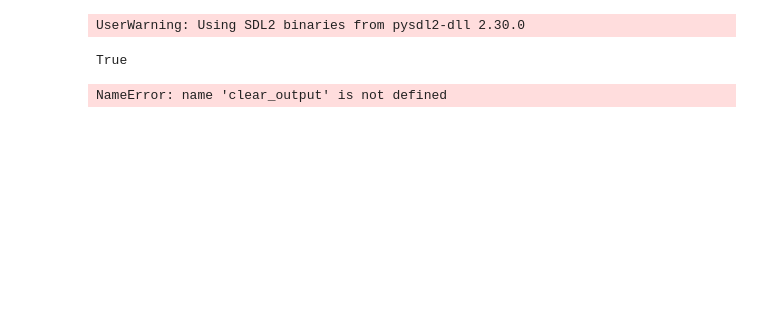
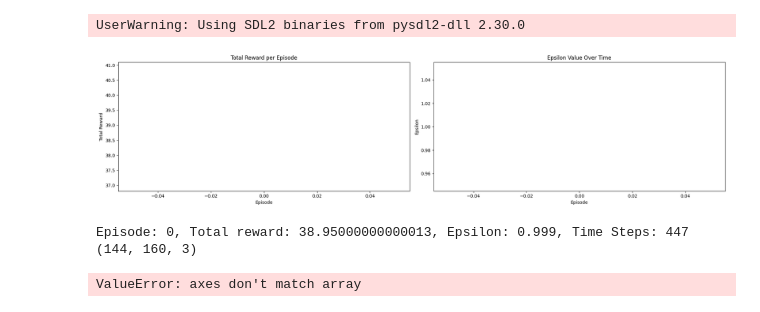
Before and after one commit to oliverkristianfritsche/SuperMarioRL, a Jupyter notebook: run.ipynb, the cells around one changed output. Drawn from its saved outputs; the diff is of its cells as text; code cells hidden in the pictures; blank space fills up the shorter version.

Commit message:
cleanup+fix episilon decay

```diff
--- a/run.ipynb
+++ b/run.ipynb
@@ -209,6 +281,7 @@ class ReplayBuffer:
 # %%
 import matplotlib.pyplot as plt
 from IPython.display import clear_output
+
 class Agent:
     def __init__(self, env):
         self.env = env
@@ -216,27 +289,29 @@ class Agent:
         self.state_shape = env.observation_space.shape
         self.n_actions = env.action_space.n
         self.device = torch.device("cuda" if torch.cuda.is_available() else "cpu")
+        self.total_rewards = []
+        self.epsilons = []
 
         self.model = ImprovedDQN(self.state_shape, self.n_actions).to(self.device)
-        self.target_model = ImprovedDQN(self.state_shape, self.n_actions).to(self.device)  # Use ImprovedDQN for consistency
+        self.target_model = ImprovedDQN(self.state_shape, self.n_actions).to(self.device)
         self.optimizer = optim.Adam(self.model.parameters())
         self.loss_fn = nn.MSELoss()
 
         self.gamma = 0.99
-        self.batch_size = 64
-        self.epsilon = 1.0
-        self.epsilon_decay = 0.995
+        self.batch_size = 32
+        self.epsilon = 1
+        self.epsilon_decay = .999
         self.epsilon_min = 0.01
         self.update_target_every = 30
-
-        # For live plotting
-        self.total_rewards = []
-        self.epsilons = []
+        self.n_ticks_to_skip = 2
 
     def act(self, state):
         if random.random() < self.epsilon:
             return self.env.action_space.sample()
-        state_t = torch.FloatTensor(state).unsqueeze(0).to(self.device)
+
+        state = np.transpose(state, (2, 0, 1))
+        print(state.shape)
+        state_t = torch.FloatTensor(state).unsqueeze(0).to(self.device)  # Ensure the input tensor is correctly shaped
         q_values = self.model(state_t)
         return q_values.max(1)[1].item()
 
@@ -263,9 +338,9 @@ class Agent:
         if len(self.replay_buffer) < self.batch_size:
             return
         state, action, reward, next_state, done = self.replay_buffer.sample(self.batch_size)
-
-        state = torch.FloatTensor(state).to(self.device)
-        next_state = torch.FloatTensor(next_state).to(self.device)
+        state = torch.FloatTensor(state.transpose(0, 3, 1, 2)).to(self.device)
+        # print(state.shape)
+        next_state = torch.FloatTensor(next_state.transpose(0, 3, 1, 2)).to(self.device)
         action = torch.LongTensor(action).unsqueeze(-1).to(self.device)
         reward = torch.FloatTensor(reward).to(self.device)
         done = torch.FloatTensor(done).to(self.device)
@@ -279,46 +354,52 @@ class Agent:
         loss.backward()
         self.optimizer.step()
 
-    def train(self, num_episodes):
-        for episode in range(num_episodes):
+    def train(self, num_episodes, start=0):
+        if os.path.exists(f"checkpoints/model_{start}.pth"):
+            self.model.load_state_dict(torch.load(f"checkpoints/model_{start}.pth"))
+            self.target_model.load_state_dict(torch.load(f"checkpoints/model_{start}.pth"))
+
+        for episode in range(start, num_episodes):
             state = self.env.reset()
             total_reward = 0
             done = False
 
             while not done:
                 action = self.act(state)
                 next_state, reward, done, _ = self.env.step(action)
                 self.replay_buffer.push(state, action, reward, next_state, done)
 
                 state = next_state
                 total_reward += reward
 
+                # Skip n intermediate steps
+                for _ in range(self.n_ticks_to_skip):
+                    self.env.pyboy.tick()
+
                 self.update()
-
-            # if episode % self.update_target_every == 0:
-            #     self.target_model.load_state_dict(self.model.state_dict())
-
-            if episode % self.update_target_every == 0:
-                self.target_model.load_state_dict(self.model.state_dict())
 
             self.total_rewards.append(total_reward)
             self.epsilons.append(self.epsilon)
 
-            if episode % 10 == 0:  # Update the plot every 10 episodes
-                self.plot()
+            # Decay epsilon after each episode
+            self.epsilon = max(self.epsilon_min, self.epsilon_decay * self.epsilon)
 
-            print(f"Episode: {episode}, Total reward: {total_reward}, Epsilon: {self.epsilon}")
+            self.plot()
 
+            print(f"Episode: {episode}, Total reward: {total_reward}, Epsilon: {self.epsilon}, Time Steps: {self.env.time_steps}")
 
             if episode % 50 == 0:
-                torch.save(self.model.state_dict(), "checkpoints/model_"+str(episode)+".pth")
+                torch.save(self.model.state_dict(), f"checkpoints/model_{episode}.pth")
+
 
 
 print( torch.cuda.is_available())
 env = GameBoyEnv()
 agent = Agent(env)
 
-agent.train(1000)  # Train for 1000 episodes
+agent.train(7500,0)  # Train for 1000 episodes
 # %% [output]
+[figure, added]
-True
+Episode: 0, Total reward: 38.95000000000013, Epsilon: 0.999, Time Steps: 447
+(144, 160, 3)
-NameError: name 'clear_output' is not defined
+ValueError: axes don't match array
```
Also changed, not shown: parts of 3 cells of this notebook.
